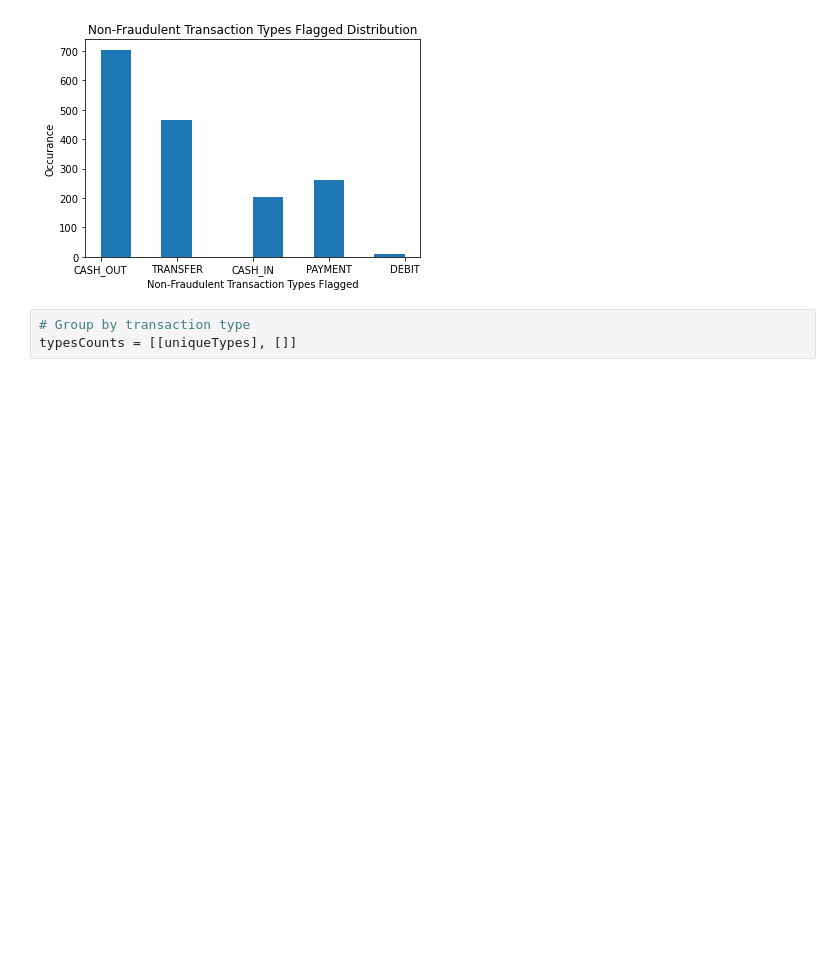
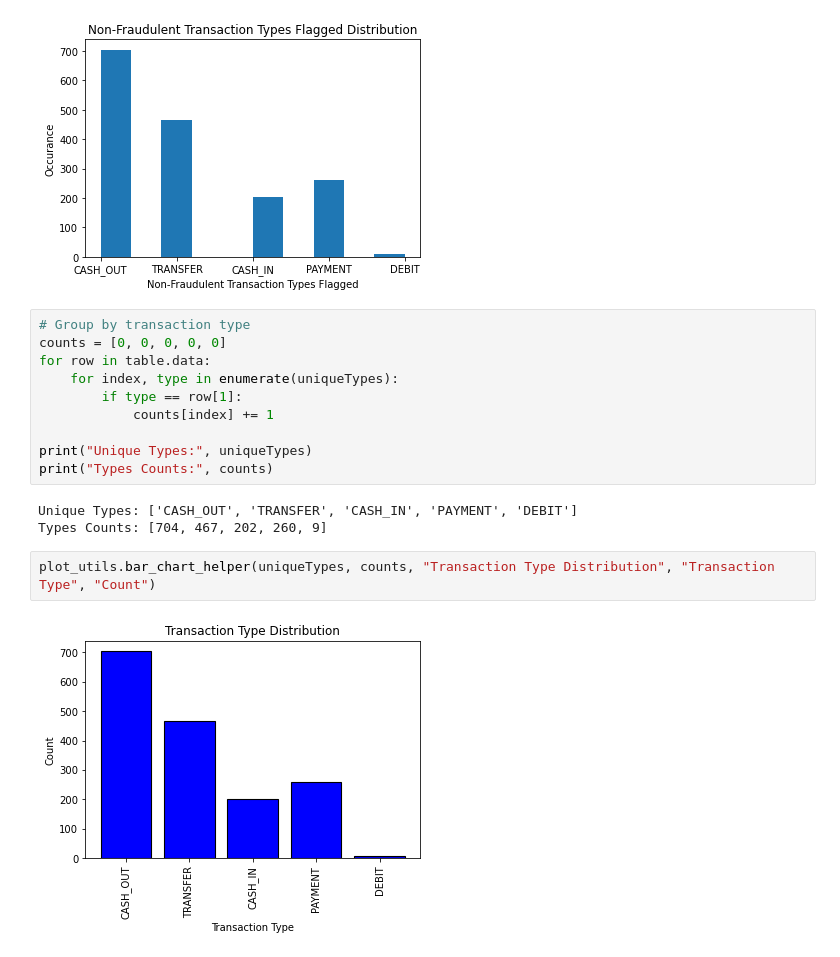
Before and after one commit to sberkson/FinancialFraudClassifier, a Jupyter notebook: EDA.ipynb, the cells around one changed output. Cells and saved outputs as stored; diff of their text form; blank space fills up the shorter version.

```diff
--- a/EDA.ipynb
+++ b/EDA.ipynb
@@ -163,6 +170,20 @@ plot_utils.plot_histogram(nonFraudFlaggedTypes, "Non-Fraudulent Transaction Type
 # %% [output]
 [figure]
 [figure]
-# %%
-# Group by transaction type
-typesCounts = [[uniqueTypes], []]
+# %%
+# Group by transaction type
+counts = [0, 0, 0, 0, 0]
+for row in table.data:
+    for index, type in enumerate(uniqueTypes):
+        if type == row[1]:
+            counts[index] += 1
+
+print("Unique Types:", uniqueTypes)
+print("Types Counts:", counts)
+# %% [output]
+Unique Types: ['CASH_OUT', 'TRANSFER', 'CASH_IN', 'PAYMENT', 'DEBIT']
+Types Counts: [704, 467, 202, 260, 9]
+# %%
+plot_utils.bar_chart_helper(uniqueTypes, counts, "Transaction Type Distribution", "Transaction Type", "Count")
+# %% [output]
+[figure, added]
```
Also changed, not shown: parts of 4 cells of this notebook, 4 other files.
